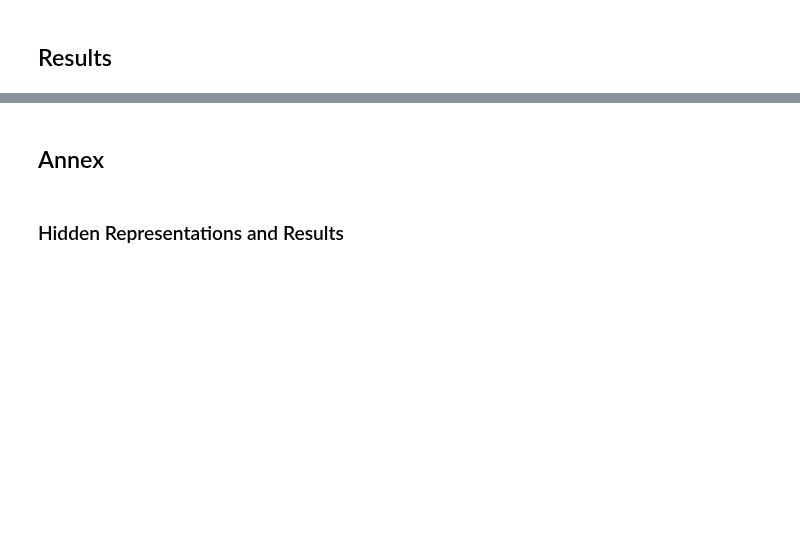
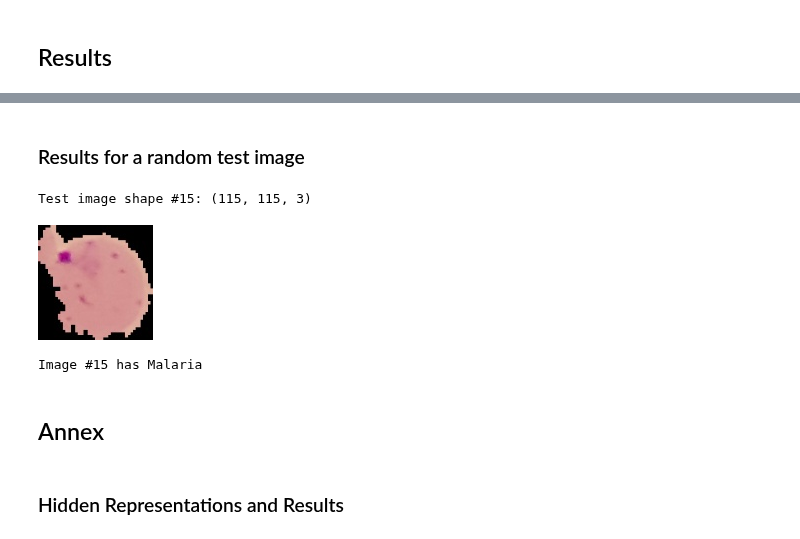
Before and after one commit to joser834/Data-Science, a Jupyter notebook: MS_DataScience/Deep Learning/Malaria Detection/Convnet.ipynb, the cells around one changed output, grey strips where cells are left out. Drawn from its saved outputs; the diff is of its cells as text; code cells hidden in the pictures; blank space fills up the shorter version.

```diff
--- a/MS_DataScience/Deep Learning/Malaria Detection/Convnet.ipynb
+++ b/MS_DataScience/Deep Learning/Malaria Detection/Convnet.ipynb
@@ -271,3 +271,21 @@ Accuracy for Test Set: 92.92%
+# %% [markdown]
+### Results for a random test image
+# %%
+ind = np.random.randint(0,X_test.shape[0],1)[0]
+rand_image = X_test[ind]
+print('Test image shape #', ind,': ', rand_image.shape, sep = '')
+cv2.imwrite('/content/drive/My Drive/2019/Galileo/3er Trimestre/Deep Learning/Convnet/rand_img.jpg', rand_image*255)
+Image('/content/drive/My Drive/2019/Galileo/3er Trimestre/Deep Learning/Convnet/rand_img.jpg')
+# %% [output]
+Test image shape #15: (115, 115, 3)
+[figure, added]
+# %%
+if m.predict_classes(rand_image.reshape((1,115,115,3)))[0]==0:
+  print('Image #', ind, " doesn't have Malaria", sep = '')
+else:
+  print('Image #', ind, ' has Malaria', sep = '')
+# %% [output]
+Image #15 has Malaria
 # %% [markdown]
 ## Annex
 # %% [markdown]
```
Also changed, not shown: parts of 6 cells of this notebook.
